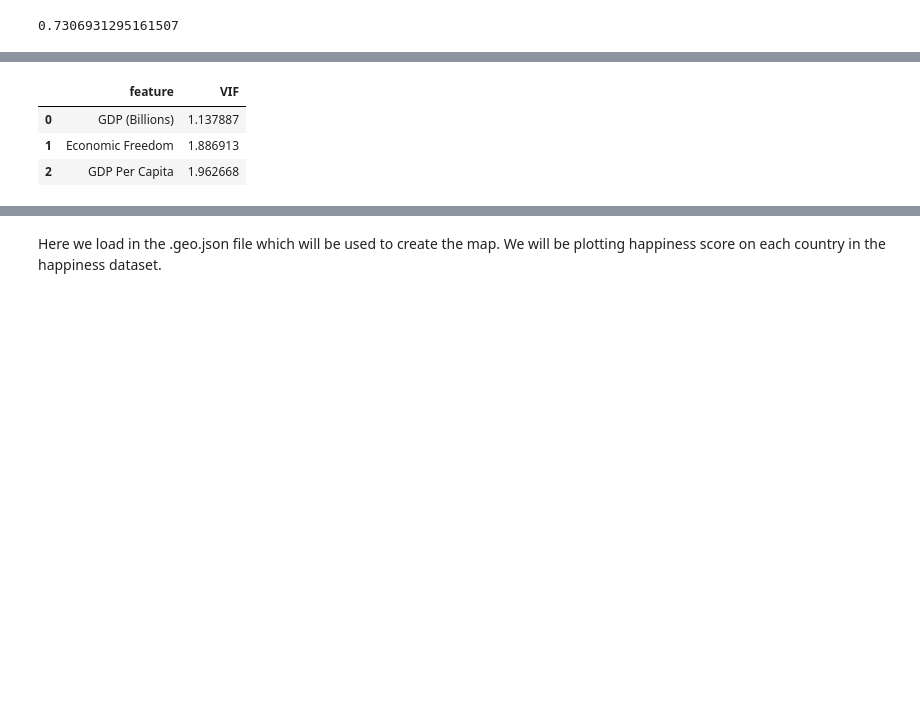
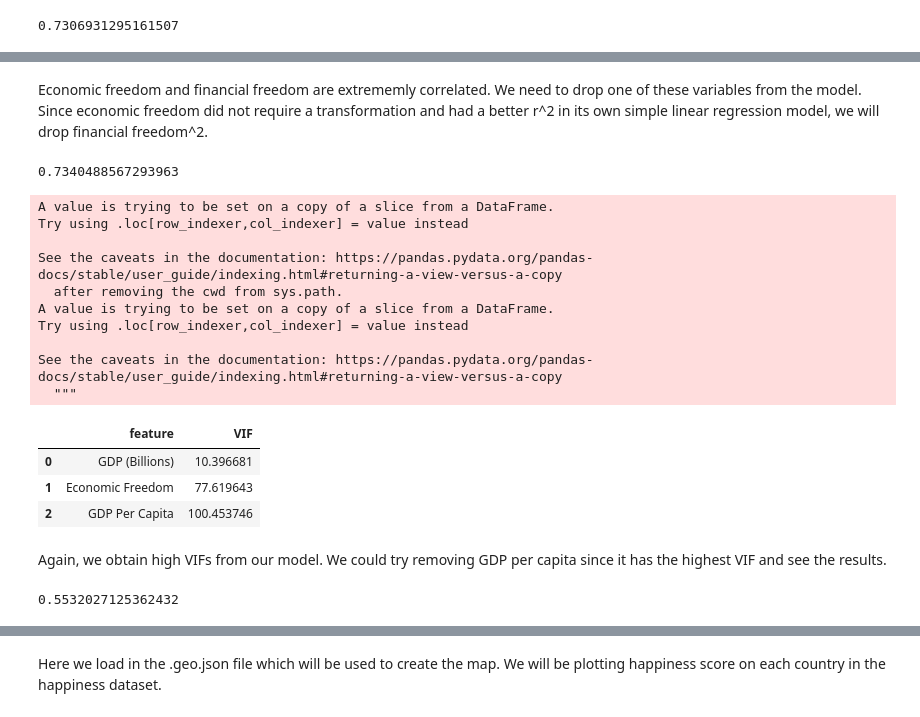
Before and after one commit to wjduq/Economic-Analysis, a Jupyter notebook: Project.ipynb, the cells around one changed output, grey strips where cells are left out. Drawn from its saved outputs; the diff is of its cells as text; code cells hidden in the pictures; blank space fills up the shorter version.

Commit message:
added fourth model, annotations, and mlr

```diff
--- a/Project.ipynb
+++ b/Project.ipynb
@@ -197,20 +305,48 @@ reg4.score(X, y)
+# %% [markdown]
+Economic freedom and financial freedom are extrememly correlated. We need to drop one of these variables from the model. Since economic freedom did not require a transformation and had a better r^2 in its own simple linear regression model, we will drop financial freedom^2.
+# %%
+X = np.transpose(np.array([np.log(df_final["GDP (Billions)"]), df_final["Economic Freedom"], np.log(df_final["GDP Per Capita"])]))
+reg6 = LinearRegression().fit(X, y)
+# r^2 for mlr model
+reg6.score(X, y)
+# %% [output]
+0.7340488567293963
 # %%
 # calculating VIF for each variable in the mlr
 
 X = df_final[['GDP (Billions)', 'Economic Freedom', 'GDP Per Capita']]
-df_final["GDP (Billions)"] = np.log(df_final["GDP (Billions)"])
-df_final["GDP Per Capita"] = np.log(df_final["GDP Per Capita"])
+X["GDP (Billions)"] = np.log(X["GDP (Billions)"])
+X["GDP Per Capita"] = np.log(X["GDP Per Capita"])
 
 vif_data = pd.DataFrame()
 vif_data["feature"] = X.columns
 
 # calculating VIF for each feature
 vif_data["VIF"] = [variance_inflation_factor(X.values, i)
                           for i in range(len(X.columns))]
 
 vif_data
 # %% [output]
+A value is trying to be set on a copy of a slice from a DataFrame.
+Try using .loc[row_indexer,col_indexer] = value instead
+
+See the caveats in the documentation: https://pandas.pydata.org/pandas-docs/stable/user_guide/indexing.html#returning-a-view-versus-a-copy
+  after removing the cwd from sys.path.
+A value is trying to be set on a copy of a slice from a DataFrame.
+Try using .loc[row_indexer,col_indexer] = value instead
+
+See the caveats in the documentation: https://pandas.pydata.org/pandas-docs/stable/user_guide/indexing.html#returning-a-view-versus-a-copy
+  """
 |  | feature | VIF |
-| 0 | GDP (Billions) | 1.137887 |
-| 1 | Economic Freedom | 1.886913 |
-| 2 | GDP Per Capita | 1.962668 |
+| 0 | GDP (Billions) | 10.396681 |
+| 1 | Economic Freedom | 77.619643 |
+| 2 | GDP Per Capita | 100.453746 |
+# %% [markdown]
+Again, we obtain high VIFs from our model. We could try removing GDP per capita since it has the highest VIF and see the results.
+# %%
+X = np.transpose(np.array([np.log(df_final["GDP (Billions)"]), df_final["Economic Freedom"]]))
+reg7 = LinearRegression().fit(X, y)
+# r^2 for mlr model
+reg7.score(X, y)
+# %% [output]
+0.5532027125362432
```
Also changed, not shown: parts of 28 cells of this notebook.
